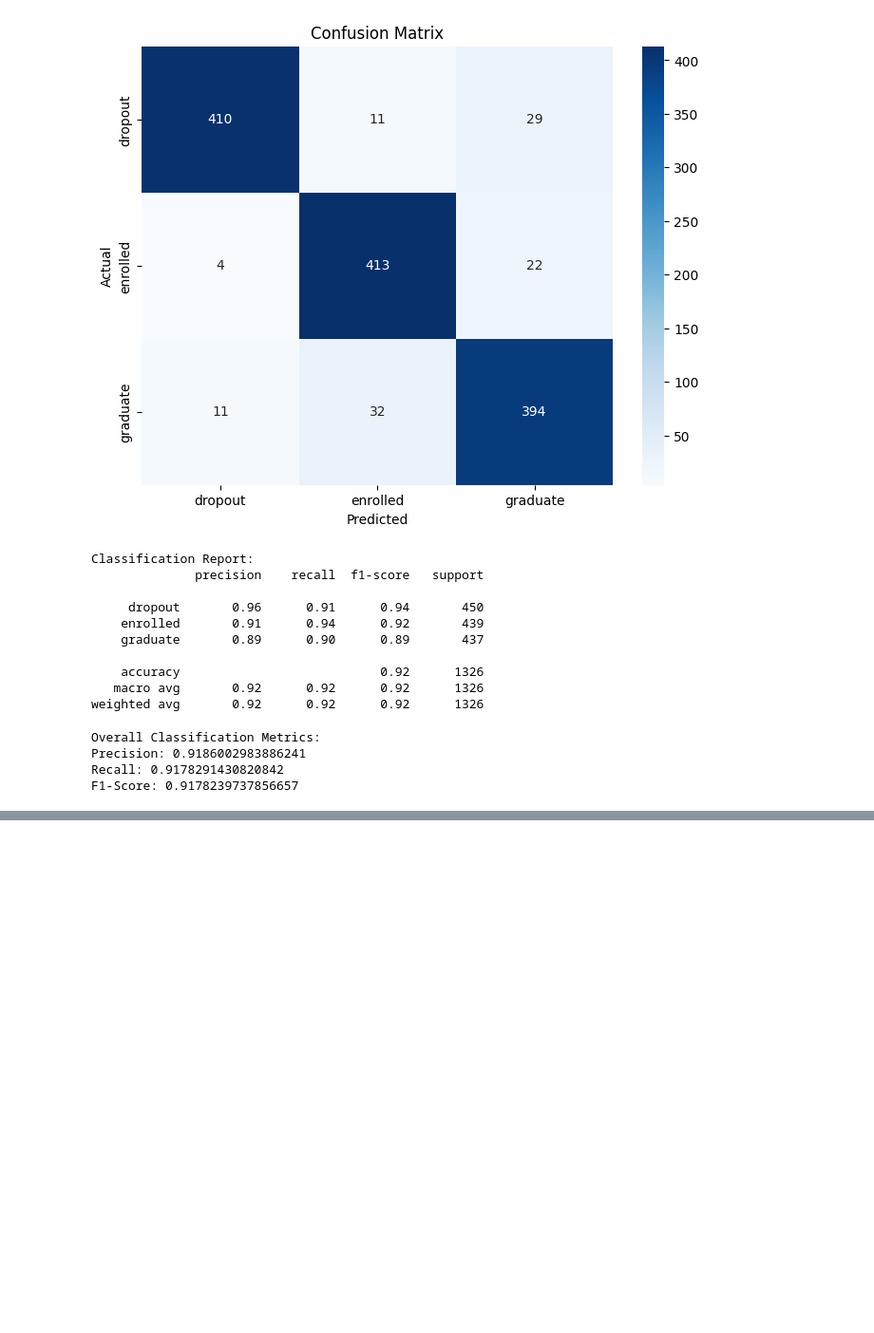
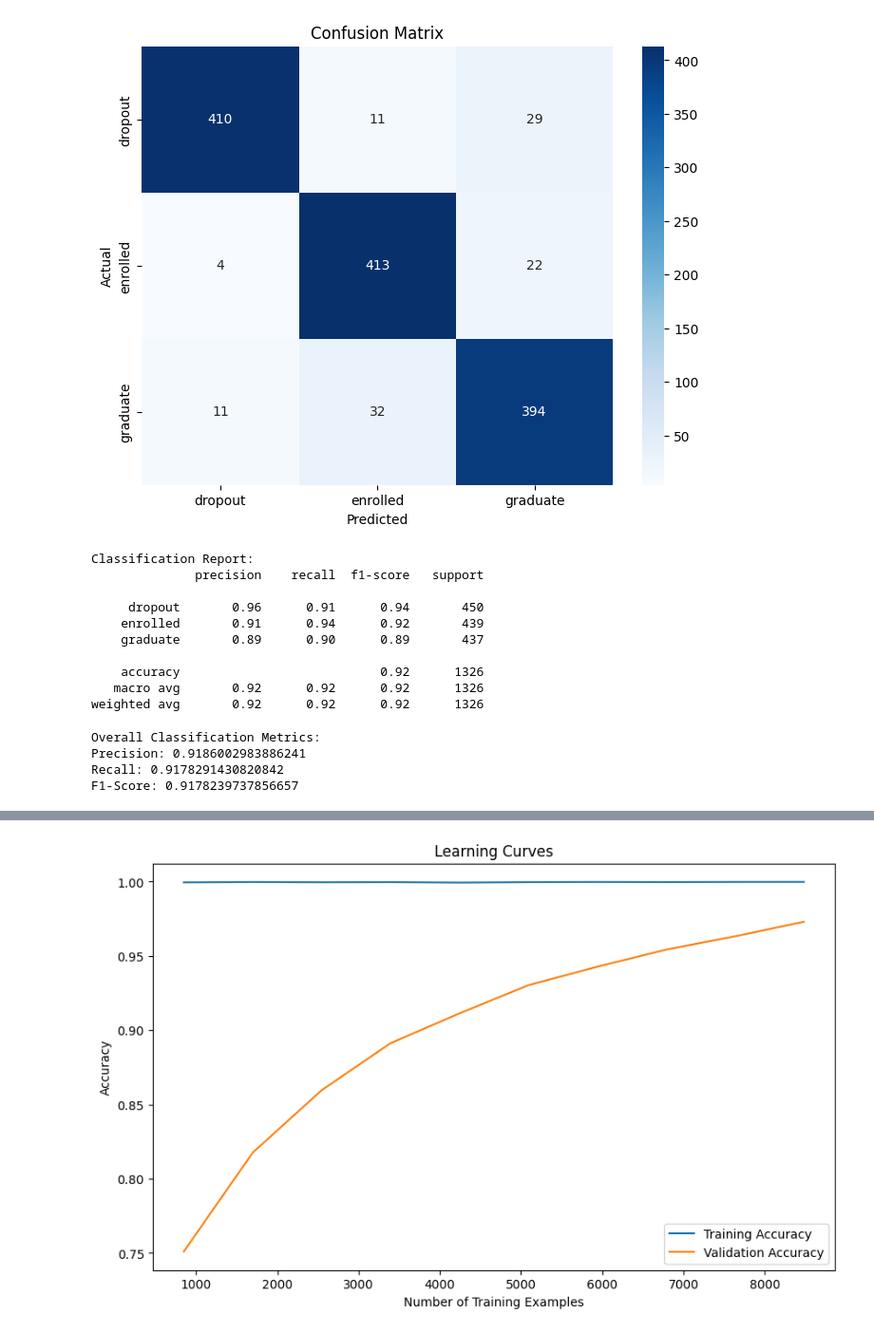
Before and after one commit to manpreetdhindsa747/COMP_541, a Jupyter notebook: RandomForest.ipynb, the cells around one changed output, grey strips where cells are left out. Shown at 95% size. Saved outputs shown, nothing was run; the diff lists cells and outputs as text; code cells hidden in the pictures; blank space fills up the shorter version.

```diff
--- a/RandomForest.ipynb
+++ b/RandomForest.ipynb
@@ -433,0 +629,12 @@ F1-Score: 0.9178239737856657
+# %%
+import pandas as pd
+import numpy as np
+
+# Assuming 'adult_balanced' is your existing DataFrame
+doubled_balanced = pd.concat([student_cleaned, student_cleaned], ignore_index=True)
+
+num_tuples1, num_columns1 = doubled_balanced.shape
+print("Number of tuples (rows) in the new adult dataset:", num_tuples1)
+
+target_counts = doubled_balanced['target'].value_counts()
+print(target_counts)
@@ -433,0 +648,70 @@ F1-Score: 0.9178239737856657
+# %%
+import pandas as pd
+import matplotlib.pyplot as plt
+import seaborn as sns
+import numpy as np  # Import NumPy
+from sklearn.model_selection import train_test_split, learning_curve
+from sklearn.ensemble import RandomForestClassifier
+from sklearn.metrics import accuracy_score, confusion_matrix
+from sklearn.impute import SimpleImputer
+
+# Define your actual class names based on your dataset
+class_names = ['<=50k', '>50k']  # Map to your actual class labels
+
+# Load your data into the 'student' DataFrame
+# Assuming you have already loaded your data
+
+# Handle missing values in X using the mean
+X = doubled_balanced.drop('target', axis=1)
+y = doubled_balanced['target']
+imputer = SimpleImputer(strategy='mean')
+X = imputer.fit_transform(X)
+
+X_train, X_test, y_train, y_test = train_test_split(X, y, test_size=0.2, random_state=42)
+
+# Create a RandomForestClassifier
+rf_classifier = RandomForestClassifier(n_estimators=30, random_state=42)
+
+# Calculate and plot the learning curves
+train_sizes, train_scores, val_scores = learning_curve(
+    rf_classifier, X_train, y_train, train_sizes=np.linspace(0.1, 1.0, 10), cv=5)
+
+train_scores_mean = np.mean(train_scores, axis=1)
+val_scores_mean = np.mean(val_scores, axis=1)
+
+plt.figure(figsize=(10, 6))
+plt.plot(train_sizes, train_scores_mean, label='Training Accuracy')
+plt.plot(train_sizes, val_scores_mean, label='Validation Accuracy')
+plt.xlabel('Number of Training Examples')
+plt.ylabel('Accuracy')
+plt.legend()
+plt.title('Learning Curves')
+plt.show()
+
+# Get the correlation matrix too
+X = doubled_balanced.drop('target', axis=1)
+y = doubled_balanced['target']
+X_train, X_test, y_train, y_test = train_test_split(X, y, test_size=0.2, random_state=42)
+
+rf_classifier = RandomForestClassifier(n_estimators=30, random_state=42)
+rf_classifier.fit(X_train, y_train)
+
+# Evaluate the model
+y_pred = rf_classifier.predict(X_test)
+accuracy = accuracy_score(y_test, y_pred)
+print("Accuracy:", accuracy)
+
+# Calculate the confusion matrix
+confusion_mat = confusion_matrix(y_test, y_pred)
+
+# Create a heatmap with actual class names
+plt.figure(figsize=(8, 6))
+sns.heatmap(confusion_mat, annot=True, fmt='d', cmap='Blues',
+            xticklabels=class_names,  # Set x-axis labels to actual class names
+            yticklabels=class_names)  # Set y-axis labels to actual class names
+plt.xlabel('Predicted')
+plt.ylabel('Actual')
+plt.title('Confusion Matrix')
+plt.show()
+# %% [output]
+[figure, added]
```
Also changed, not shown: parts of 10 cells of this notebook.
